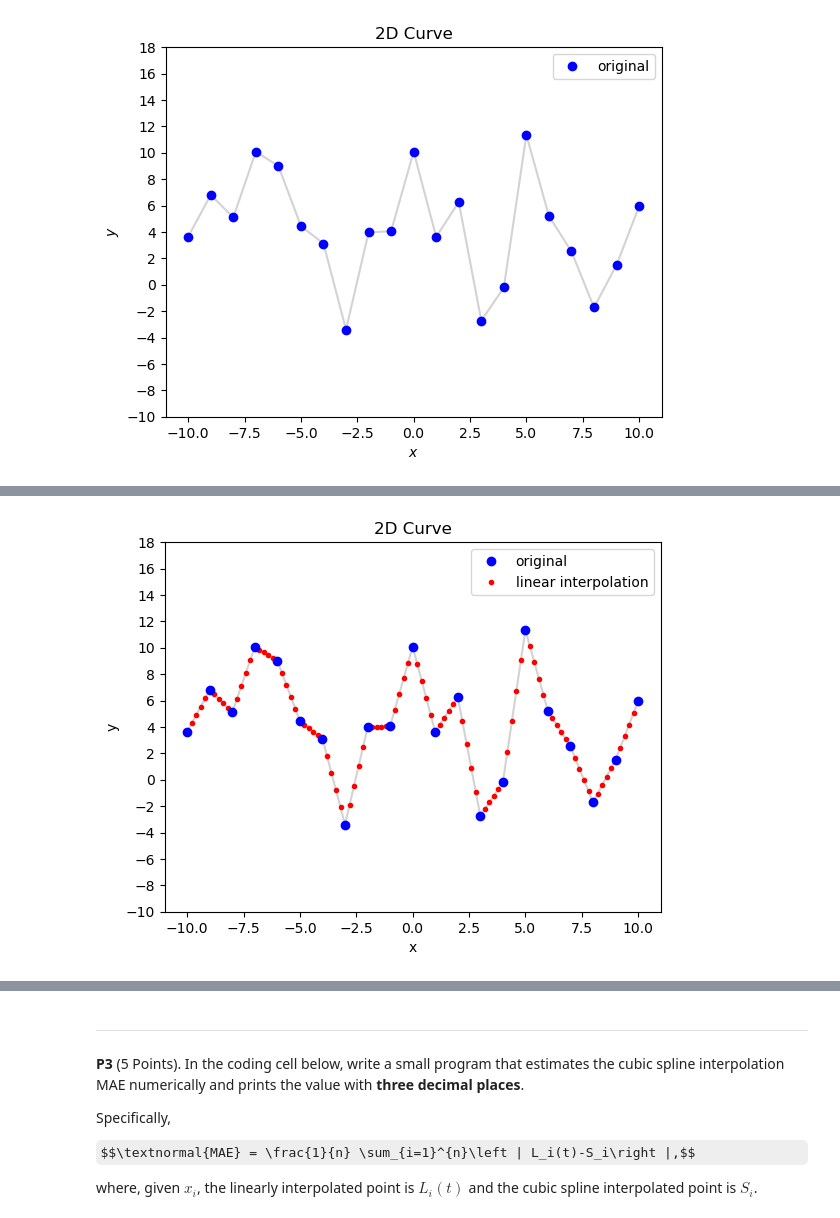
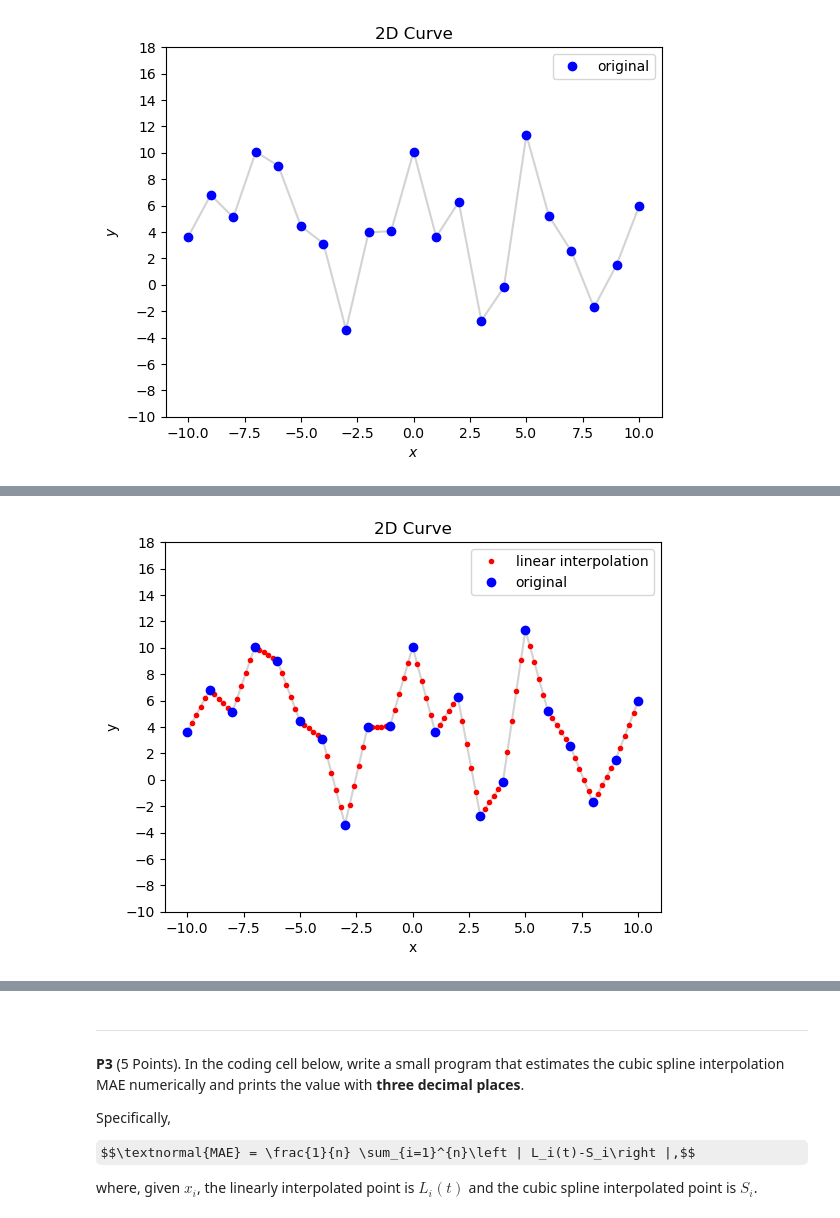
Before and after one commit to DYYasUNCStudent/COMP562, a Jupyter notebook: CE3/CE3.ipynb, the cells around one changed output, grey strips where cells are left out. Cells and saved outputs as stored; diff of their text form; code cells hidden in the pictures; some formulas as TeX source.

```diff
--- a/CE3/CE3.ipynb
+++ b/CE3/CE3.ipynb
@@ -87,33 +87,33 @@ plt.show()
 # %%
 # --------------------------------------
 # Add your P1 coding solution below.
 # --------------------------------------
 
 x, y = P[:,0], P[:,1]
 Lx, yL = [], []
 
 for i in range(len(x)-1):
     xi = np.linspace(x[i], x[i+1], 6)
     yi = np.linspace(y[i], y[i+1], 6)
     plt.plot(xi, yi, "-", color="lightgrey", zorder=1)
     plt.plot(xi[1:-1], yi[1:-1], "ro", markersize=3,
              label="linear interpolation" if i==0 else None, zorder=2)
     Lx.extend(xi[1:-1])
     yL.extend(yi[1:-1])
 
-orig, = plt.plot(x, y, "bo", label="original", zorder=3)
+original = plt.plot(x, y, "bo", label="original", zorder=3)
 h,l = plt.gca().get_legend_handles_labels()
-order = [l.index("original"), l.index("linear interpolation")]
+order = [l.index("linear interpolation"), l.index("original")]
 plt.legend([h[i] for i in order], [l[i] for i in order])
 plt.title("2D Curve")
 plt.xlabel("x")
 plt.ylabel("y")
 plt.yticks(np.arange(-10,20,2.0))
 plt.show()
 
 Lx, yL = np.array(Lx), np.array(yL)
 # %% [output]
-[figure, old version]
+[figure, new version]
 # %% [markdown]
 ****
 
```
Also changed, not shown: parts of 1 cell of this notebook.
